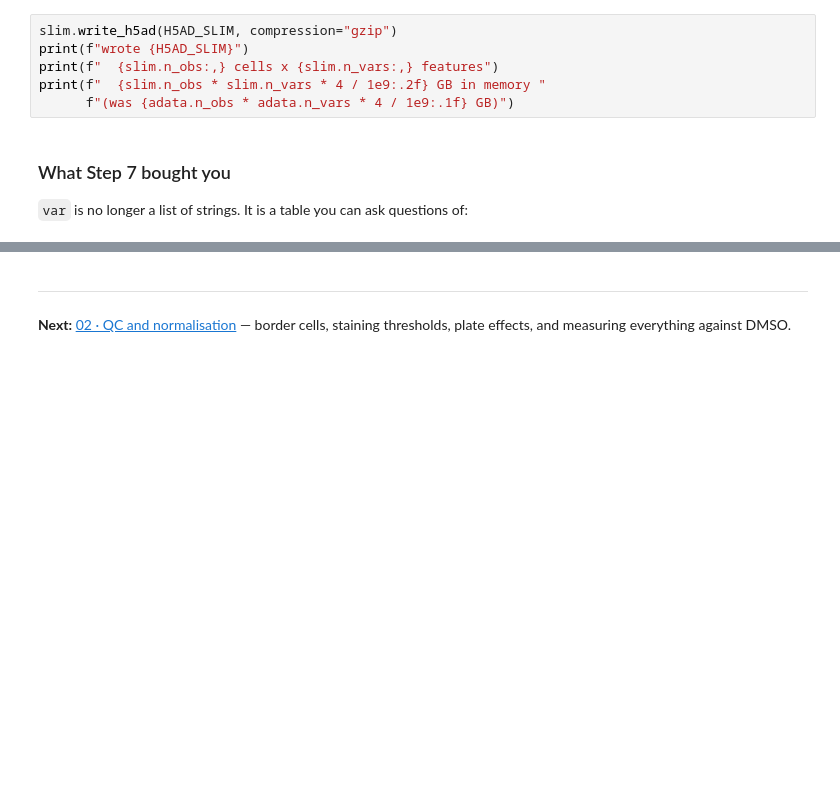
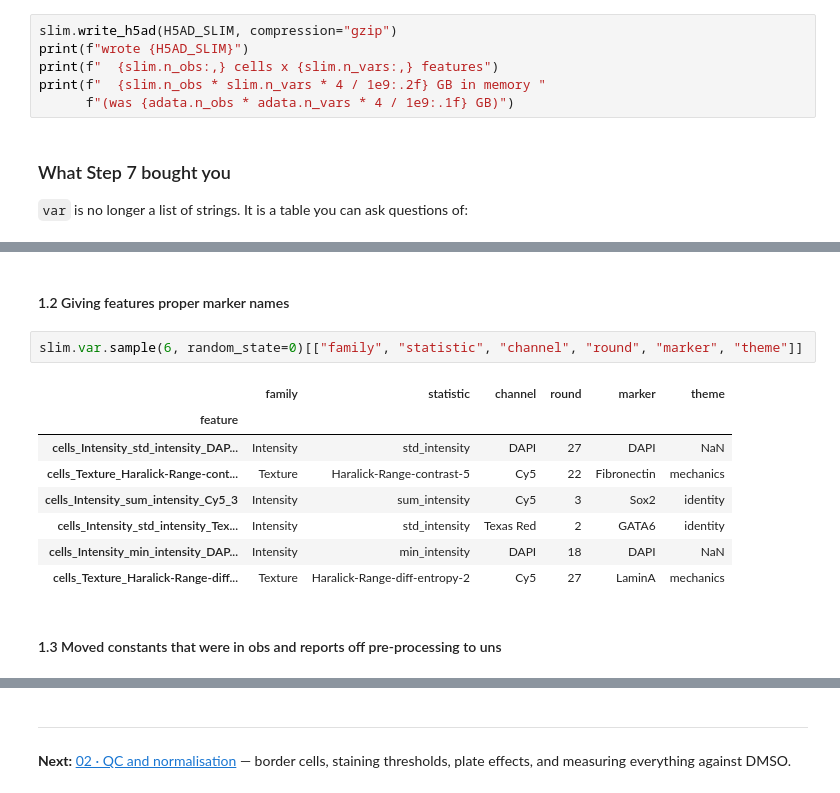
Before and after one commit to LiberaliLab/Multicellular-Systems-2026, a Jupyter notebook: book/part3_analysis/1_preparation/01_columns_to_markers.ipynb, the cells around one changed output, grey strips where cells are left out. Drawn from its saved outputs; the diff is of its cells as text; blank space fills up the shorter version.

```diff
--- a/book/part3_analysis/1_preparation/01_columns_to_markers.ipynb
+++ b/book/part3_analysis/1_preparation/01_columns_to_markers.ipynb
@@ -428,0 +530,15 @@ The course keeps it for that reason.
+# %% [markdown]
+#### 1.2 Giving features proper marker names
+# %%
+slim.var.sample(6, random_state=0)[["family", "statistic", "channel", "round", "marker", "theme"]]
+# %% [output]
+|  | family | statistic | channel | round | marker | theme |
+| feature |  |  |  |  |  |  |
+| cells_Intensity_std_intensity_DAP... | Intensity | std_intensity | DAPI | 27 | DAPI | NaN |
+| cells_Texture_Haralick-Range-cont... | Texture | Haralick-Range-contrast-5 | Cy5 | 22 | Fibronectin | mechanics |
+| cells_Intensity_sum_intensity_Cy5_3 | Intensity | sum_intensity | Cy5 | 3 | Sox2 | identity |
+| cells_Intensity_std_intensity_Tex... | Intensity | std_intensity | Texas Red | 2 | GATA6 | identity |
+| cells_Intensity_min_intensity_DAP... | Intensity | min_intensity | DAPI | 18 | DAPI | NaN |
+| cells_Texture_Haralick-Range-diff... | Texture | Haralick-Range-diff-entropy-2 | Cy5 | 27 | LaminA | mechanics |
+# %% [markdown]
+#### 1.3 Moved constants that were in obs and reports off pre-processing to uns
```
Also changed, not shown: parts of 45 cells of this notebook.
